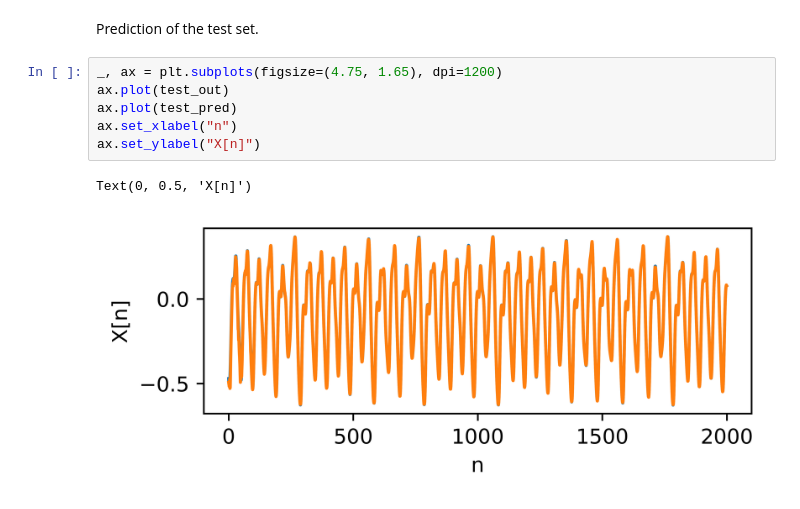
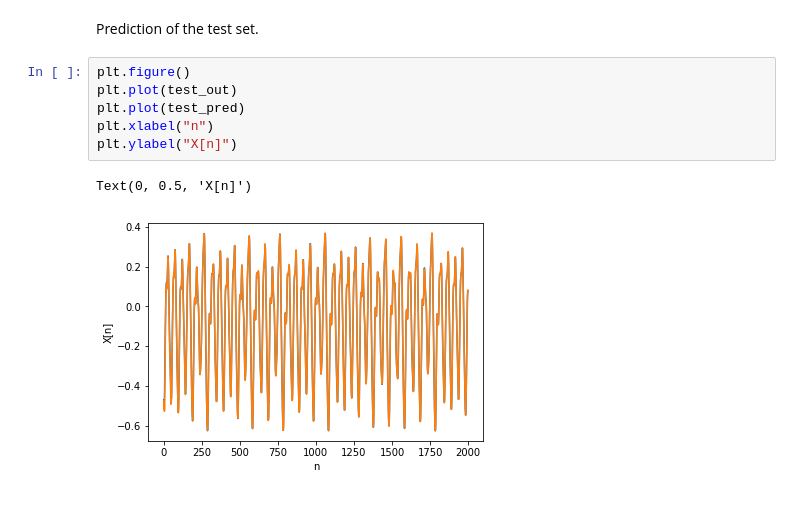
Before and after one commit to PlasmaControl/PyRCN, a Jupyter notebook: examples/mackey-glass-t17.ipynb, the cells around one changed output. Cells and saved outputs as stored; diff of their text form.

```diff
--- a/examples/mackey-glass-t17.ipynb
+++ b/examples/mackey-glass-t17.ipynb
@@ -93,11 +93,11 @@ Text(0, 0.5, 'X[n]')
 # %% [markdown]
 Prediction of the test set.
-# %%
-_, ax = plt.subplots(figsize=(4.75, 1.65), dpi=1200)
-ax.plot(test_out)
-ax.plot(test_pred)
-ax.set_xlabel("n")
-ax.set_ylabel("X[n]")
-# %% [output]
-Text(0, 0.5, 'X[n]')
-[figure, removed]
+# %%
+plt.figure()
+plt.plot(test_out)
+plt.plot(test_pred)
+plt.xlabel("n")
+plt.ylabel("X[n]")
+# %% [output]
+Text(0, 0.5, 'X[n]')
+[figure, added]
```
Also changed, not shown: parts of 5 cells of this notebook, 24 other files.
